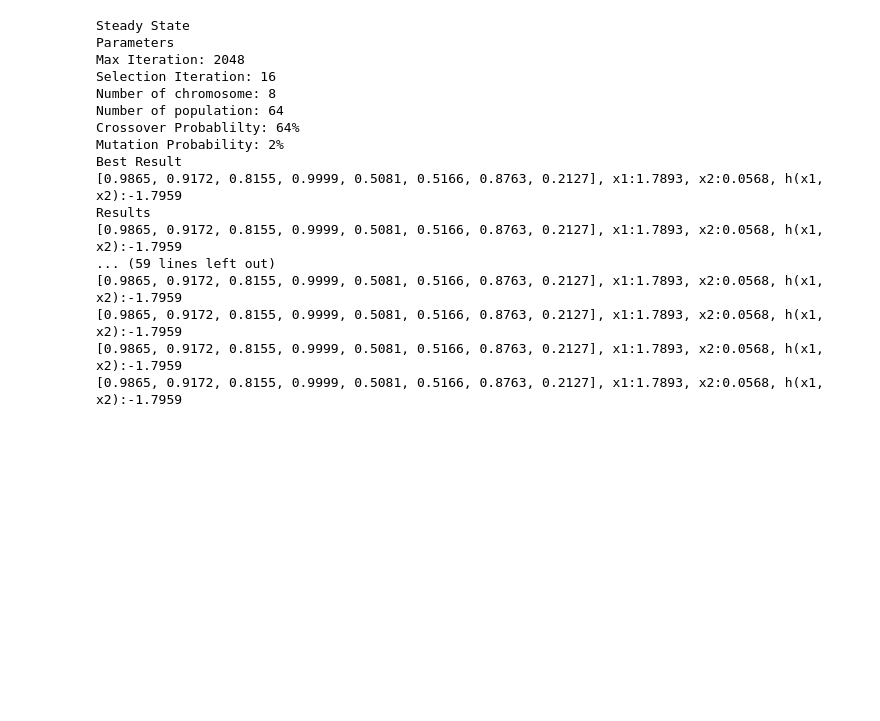
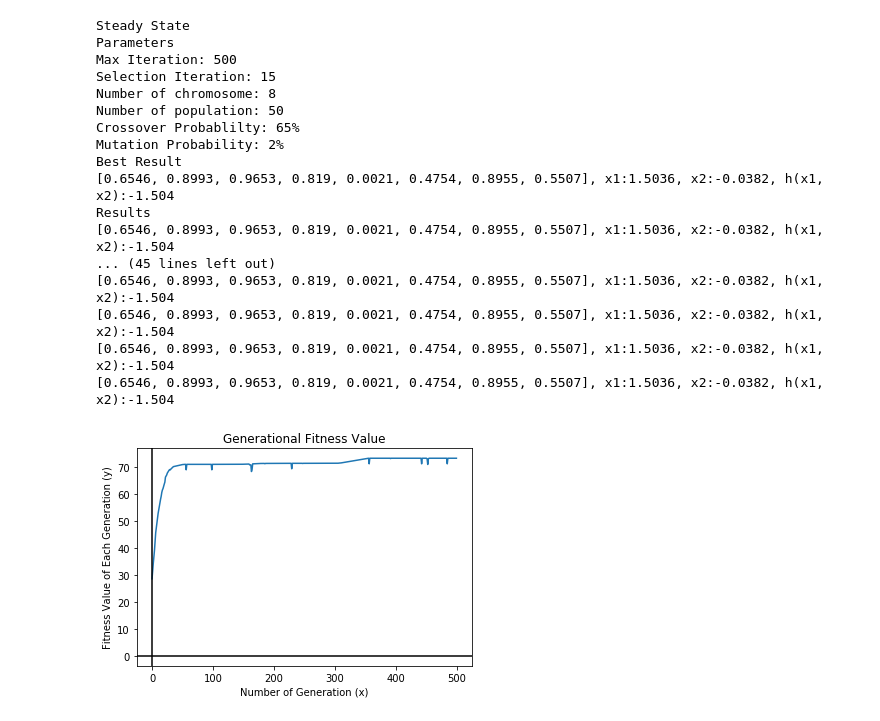
Before and after one commit to zaRizk7/genetic-algorithm, a Jupyter notebook: ga.ipynb, the cells around one changed output. Saved outputs shown, nothing was run; the diff lists cells and outputs as text; code cells hidden in the pictures; blank space fills up the shorter version.

```diff
--- a/ga.ipynb
+++ b/ga.ipynb
@@ -219,21 +330,22 @@ Results
 # %%
 print('Steady State')
-output_result(False, 2048, 16, 8, 64, 64, 2)
+output_result(False, 500, 15, 8, 50, 65, 2)
 # %% [output]
 Steady State
 Parameters
-Max Iteration: 2048
-Selection Iteration: 16
+Max Iteration: 500
+Selection Iteration: 15
 Number of chromosome: 8
-Number of population: 64
-Crossover Probablilty: 64%
+Number of population: 50
+Crossover Probablilty: 65%
 Mutation Probability: 2%
 Best Result
-[0.9865, 0.9172, 0.8155, 0.9999, 0.5081, 0.5166, 0.8763, 0.2127], x1:1.7893, x2:0.0568, h(x1, x2):-1.7959
+[0.6546, 0.8993, 0.9653, 0.819, 0.0021, 0.4754, 0.8955, 0.5507], x1:1.5036, x2:-0.0382, h(x1, x2):-1.504
 Results
-[0.9865, 0.9172, 0.8155, 0.9999, 0.5081, 0.5166, 0.8763, 0.2127], x1:1.7893, x2:0.0568, h(x1, x2):-1.7959
-... (59 lines left out)
-[0.9865, 0.9172, 0.8155, 0.9999, 0.5081, 0.5166, 0.8763, 0.2127], x1:1.7893, x2:0.0568, h(x1, x2):-1.7959
-[0.9865, 0.9172, 0.8155, 0.9999, 0.5081, 0.5166, 0.8763, 0.2127], x1:1.7893, x2:0.0568, h(x1, x2):-1.7959
-[0.9865, 0.9172, 0.8155, 0.9999, 0.5081, 0.5166, 0.8763, 0.2127], x1:1.7893, x2:0.0568, h(x1, x2):-1.7959
-[0.9865, 0.9172, 0.8155, 0.9999, 0.5081, 0.5166, 0.8763, 0.2127], x1:1.7893, x2:0.0568, h(x1, x2):-1.7959
+[0.6546, 0.8993, 0.9653, 0.819, 0.0021, 0.4754, 0.8955, 0.5507], x1:1.5036, x2:-0.0382, h(x1, x2):-1.504
+... (45 lines left out)
+[0.6546, 0.8993, 0.9653, 0.819, 0.0021, 0.4754, 0.8955, 0.5507], x1:1.5036, x2:-0.0382, h(x1, x2):-1.504
+[0.6546, 0.8993, 0.9653, 0.819, 0.0021, 0.4754, 0.8955, 0.5507], x1:1.5036, x2:-0.0382, h(x1, x2):-1.504
+[0.6546, 0.8993, 0.9653, 0.819, 0.0021, 0.4754, 0.8955, 0.5507], x1:1.5036, x2:-0.0382, h(x1, x2):-1.504
+[0.6546, 0.8993, 0.9653, 0.819, 0.0021, 0.4754, 0.8955, 0.5507], x1:1.5036, x2:-0.0382, h(x1, x2):-1.504
+[figure, added]
```
Also changed, not shown: parts of 17 cells of this notebook, 2 other files.
